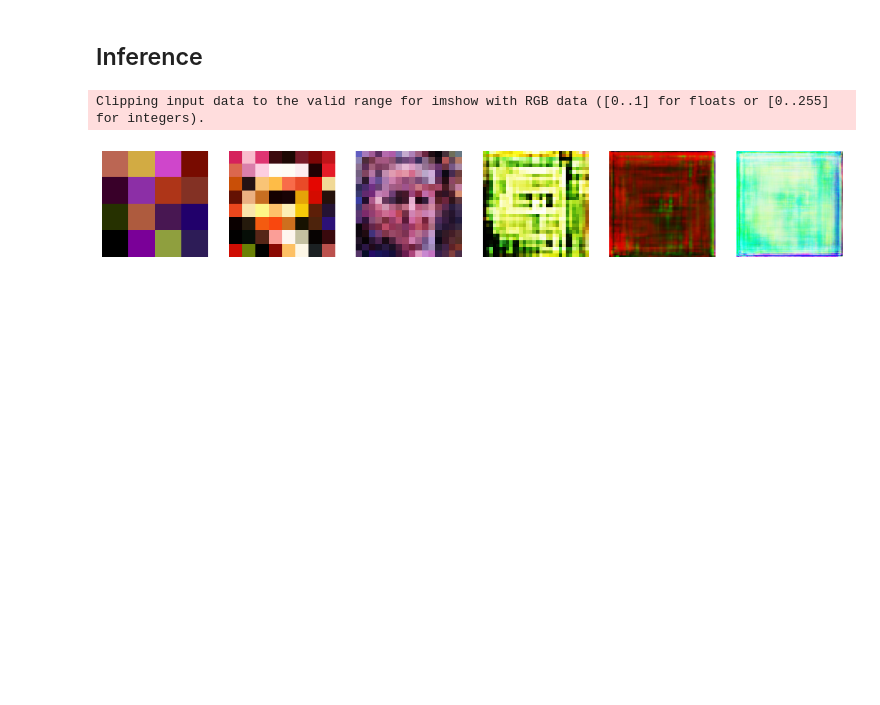
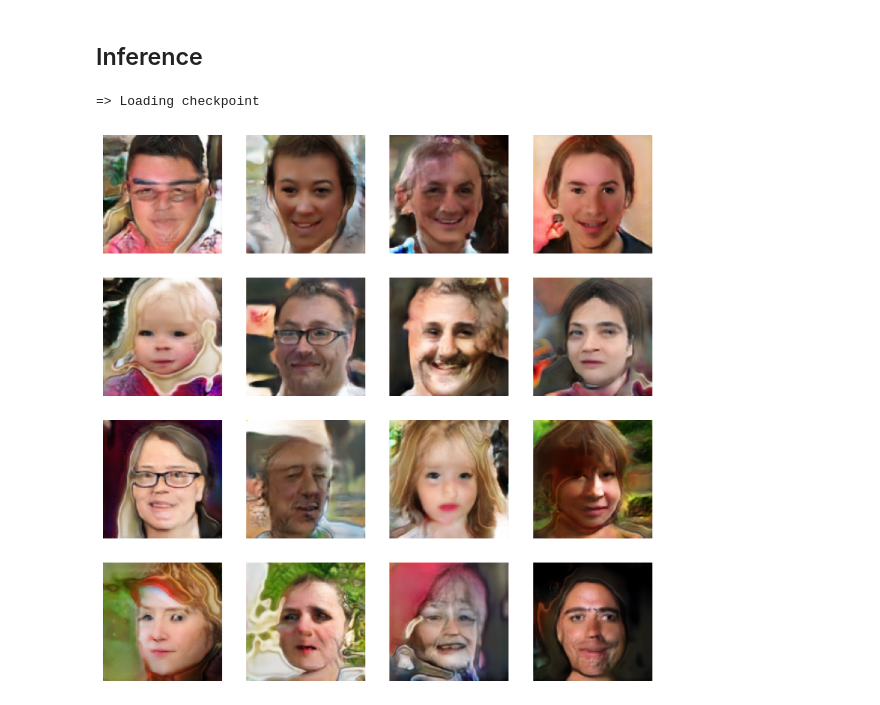
Before and after one commit to sanyamjain0315/generated-image-detection, a Jupyter notebook: PROGAN.ipynb, the cells around one changed output. Saved outputs shown, nothing was run; the diff lists cells and outputs as text; code cells hidden in the pictures; blank space fills up the shorter version.

Commit message:
- Finale parameters on which 20250125-121022 was trained on, notebook does not have the matching losses printed but has the log file in repo.

```diff
--- a/PROGAN.ipynb
+++ b/PROGAN.ipynb
@@ -37,16 +37,16 @@ os.makedirs("models", exist_ok=True)
 class Config:
     START_TRAIN_AT_IMG_SIZE = 4
     DATASET = 'real_vs_fake/real-vs-fake/train'
-    CHECKPOINT_GEN = "models/pro_generator_128_2.pth"
-    CHECKPOINT_CRITIC = "models/pro_critic_128_2.pth"
+    CHECKPOINT_GEN = "models/pro_generator_128.pth"
+    CHECKPOINT_CRITIC = "models/pro_critic_128.pth"
     DEVICE = torch.device("cuda" if torch.cuda.is_available() else "cpu")
     SAVE_MODEL = True
     LOAD_MODEL = False
     LEARNING_RATE = 1e-3
-    BATCH_SIZES = [512, 512, 512, 256, 256, 128]
-    FACTORS = [1, 1/2, 1/4, 1/6, 1/8, 1/16]
+    BATCH_SIZES = [256, 128, 64, 32, 16, 8]
+    FACTORS = [1, 1/2, 1/4, 1/8, 1/16, 1/32]
     CHANNELS_IMG = 3
-    Z_DIM = 256
+    Z_DIM = 100
     IN_CHANNELS = 512
     LAMBDA_GP = 10
     PROGRESSIVE_EPOCHS = [30] * len(BATCH_SIZES)
@@ -561,29 +561,31 @@ Epoch [12/30]
 # %% [markdown]
 ## Inference
 # %%
-# gen = Generator(
-#     config.Z_DIM, config.IN_CHANNELS, img_channels=config.CHANNELS_IMG
-# ).to(config.DEVICE)
-# opt_gen = optim.Adam(gen.parameters(), lr=config.LEARNING_RATE, betas=(0.0, 0.99))
-# load_checkpoint(
-#         config.CHECKPOINT_GEN, gen, opt_gen, config.LEARNING_RATE,
-#     )
+gen = Generator(
+    config.Z_DIM, config.IN_CHANNELS, img_channels=config.CHANNELS_IMG
+).to(config.DEVICE)
+opt_gen = optim.Adam(gen.parameters(), lr=config.LEARNING_RATE, betas=(0.0, 0.99))
+load_checkpoint(
+        config.CHECKPOINT_GEN, gen, opt_gen, config.LEARNING_RATE,
+    )
+# %% [output]
+=> Loading checkpoint
 # %%
 import matplotlib.pyplot as plt
 
-imgs = []
-noise = torch.randn(1, config.Z_DIM, 1, 1).to(config.DEVICE)
+image_size = 128
+num_images = 16
+noise = torch.randn(num_images, config.Z_DIM, 1, 1).to(config.DEVICE)
 gen.eval()
-for img_size in [4, 8, 16, 32, 64, 128]:
-    with torch.no_grad():
-        fake = gen(noise, 1, int(log2(img_size / 4))).squeeze() * 0.5 + 0.5
-        imgs.append(fake.cpu().detach().permute(1, 2, 0))
+with torch.no_grad():
+    fake = gen(noise, 0.5, int(log2(img_size / 4))).squeeze() * 0.5 + 0.5
+    imgs = fake.cpu().detach().permute(0,2,3,1)
 
-plt.figure(figsize=(16, 9))
+plt.figure(figsize=(10, 10))
 for i in range(len(imgs)):
-    plt.subplot(3, 6, i + 1)
+    plt.subplot(4, 4, i + 1)
     plt.imshow(imgs[i])
     plt.axis("off")
+    # plt.tight_layout()
 # %% [output]
-Clipping input data to the valid range for imshow with RGB data ([0..1] for floats or [0..255] for integers).
-[figure, old version]
+[figure, new version]
```
